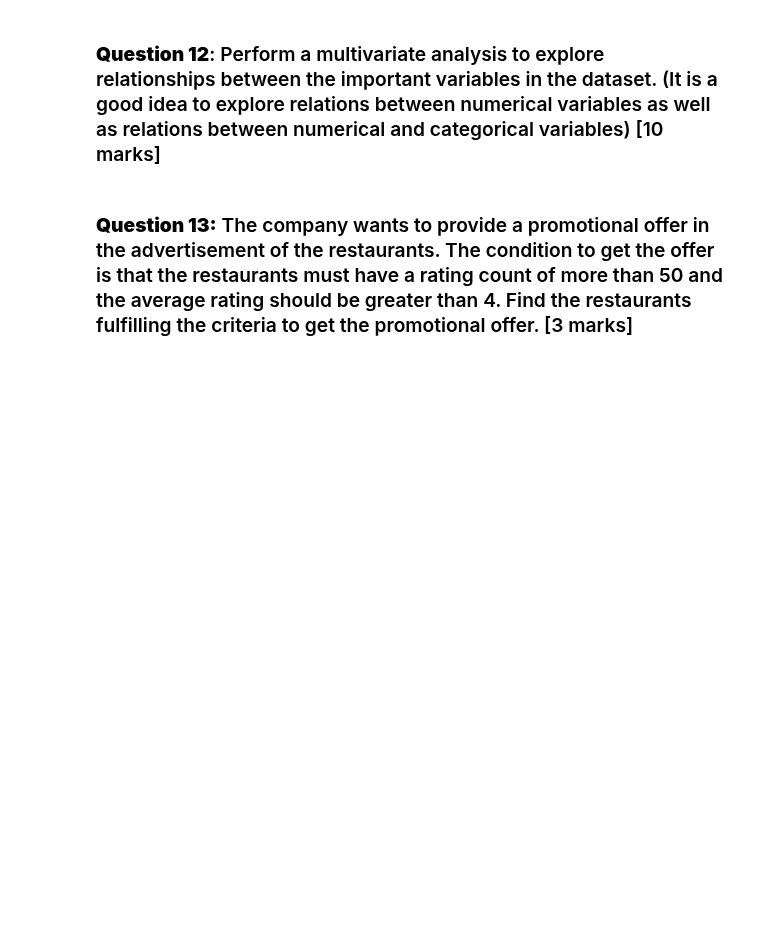
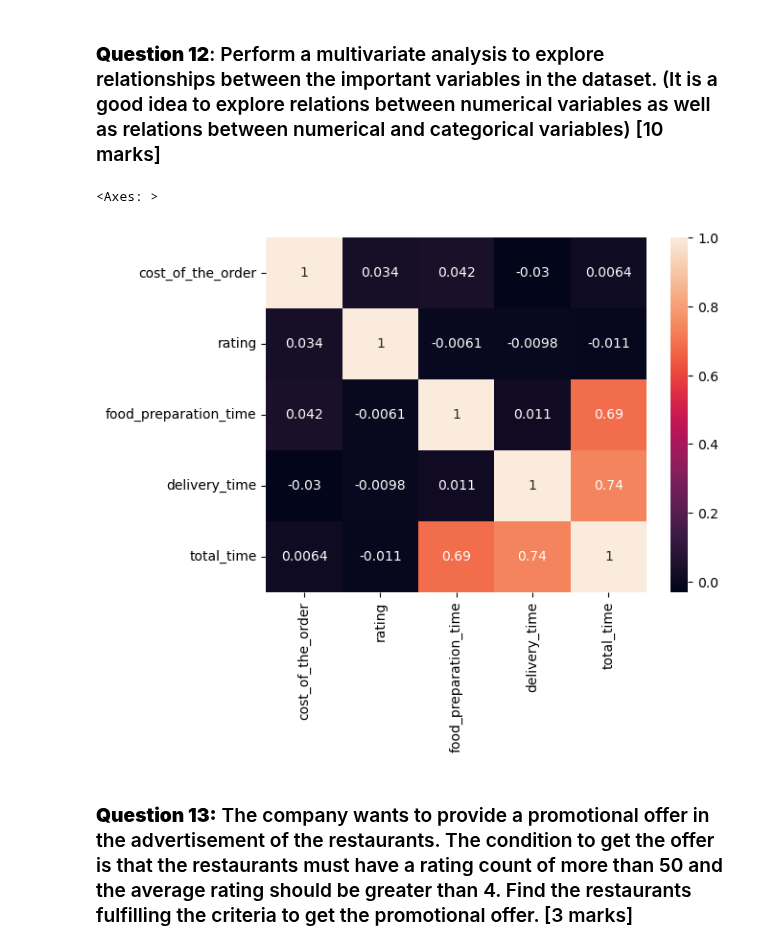
Before and after one commit to FoxHoundOps/PGP-AI-ML, a Jupyter notebook: project1/PYF_Project_LearnerNotebook_FullCode.ipynb, the cells around one changed output. Cells and saved outputs as stored; diff of their text form; code cells hidden in the pictures; blank space fills up the shorter version.

```diff
--- a/project1/PYF_Project_LearnerNotebook_FullCode.ipynb
+++ b/project1/PYF_Project_LearnerNotebook_FullCode.ipynb
@@ -436,3 +434,20 @@ for i, (customer_id, count) in enumerate(top_customers.items()):
+# %%
+# Write the code here
+
+# Create a new column 'total_time' as the sum of 'delivery_time' and 'food_preparation_time'
+df['total_time'] = df['delivery_time'] + df['food_preparation_time']
+
+# Select the columns to compute correlation for
+cols = ['cost_of_the_order', 'rating', 'food_preparation_time', 'delivery_time', 'total_time']
+
+# Compute the correlation matrix
+corr_matrix = df[cols].corr()
+
+# Visualize the correlation matrix as a heatmap
+sns.heatmap(corr_matrix, annot=True)
+# %% [output]
+<Axes: >
+[figure, added]
 # %% [markdown]
 ### **Question 13:** The company wants to provide a promotional offer in the advertisement of the restaurants. The condition to get the offer is that the restaurants must have a rating count of more than 50 and the average rating should be greater than 4. Find the restaurants fulfilling the criteria to get the promotional offer. [3 marks]
 # %%
```
Also changed, not shown: parts of 1 cell of this notebook.
